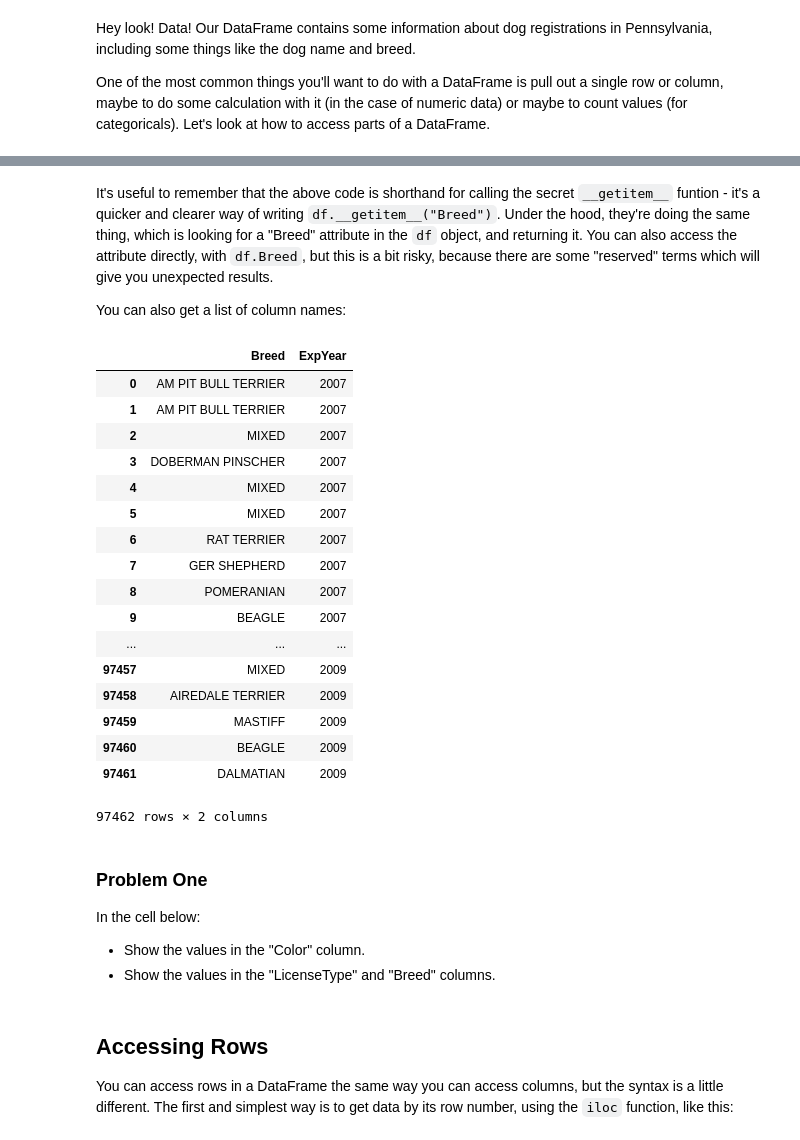
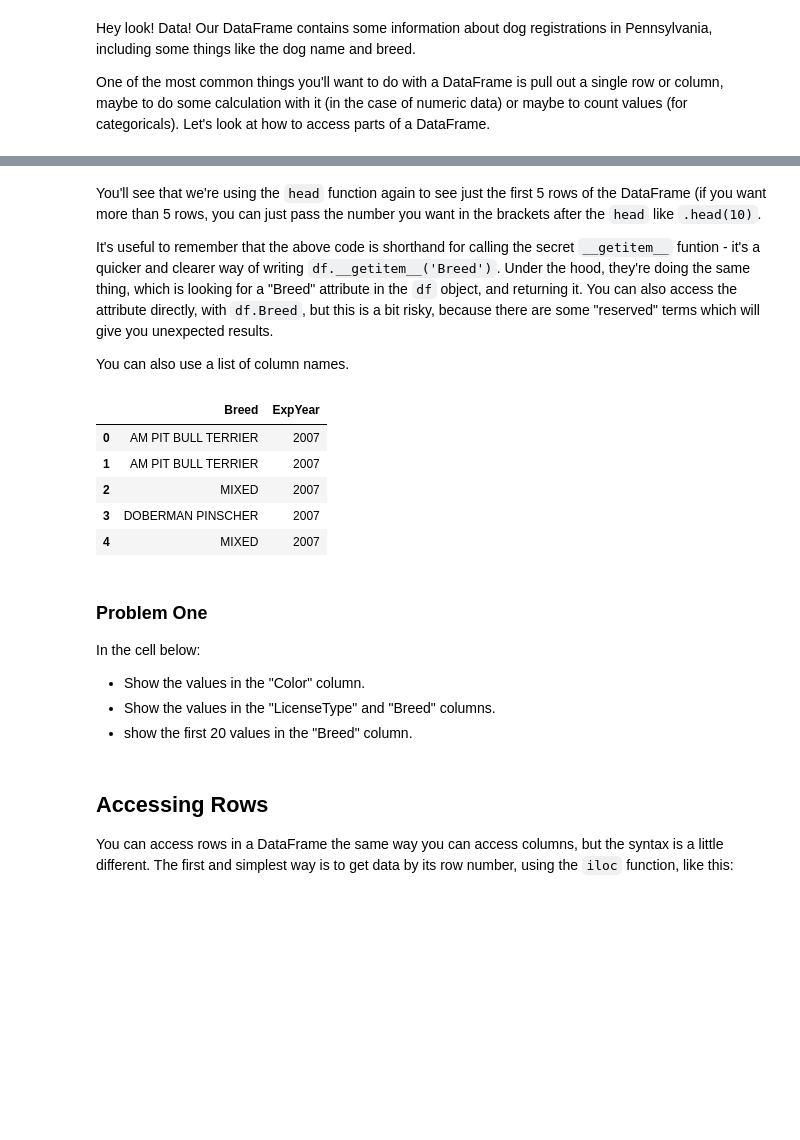
Before and after one commit to SimonCarryer/pandas_tutorial, a Jupyter notebook: Part One - Rows and Columns.ipynb, the cells around one changed output, grey strips where cells are left out. Drawn from its saved outputs; the diff is of its cells as text; code cells hidden in the pictures; blank space fills up the shorter version.

```diff
--- a/Part One - Rows and Columns.ipynb
+++ b/Part One - Rows and Columns.ipynb
@@ -58,34 +47,25 @@ Name: Breed, Length: 97462, dtype: object
 # %% [markdown]
-It's useful to remember that the above code is shorthand for calling the secret `__getitem__` funtion - it's a quicker and clearer way of writing `df.__getitem__("Breed")`. Under the hood, they're doing the same thing, which is looking for a "Breed" attribute in the `df` object, and returning it. You can also access the attribute directly, with `df.Breed`, but this is a bit risky, because there are some "reserved" terms which will give you unexpected results.
+You'll see that we're using the `head` function again to see just the first 5 rows of the DataFrame (if you want more than 5 rows, you can just pass the number you want in the brackets after the `head` like `.head(10)`.
 
-You can also get a list of column names:
+It's useful to remember that the above code is shorthand for calling the secret `__getitem__` funtion - it's a quicker and clearer way of writing `df.__getitem__('Breed')`. Under the hood, they're doing the same thing, which is looking for a "Breed" attribute in the `df` object, and returning it. You can also access the attribute directly, with `df.Breed`, but this is a bit risky, because there are some "reserved" terms which will give you unexpected results.
+
+You can also use a list of column names.
 # %%
-df[['Breed', 'ExpYear']]
+df[['Breed', 'ExpYear']].head()
 # %% [output]
 |  | Breed | ExpYear |
 | 0 | AM PIT BULL TERRIER | 2007 |
 | 1 | AM PIT BULL TERRIER | 2007 |
 | 2 | MIXED | 2007 |
 | 3 | DOBERMAN PINSCHER | 2007 |
 | 4 | MIXED | 2007 |
-| 5 | MIXED | 2007 |
-| 6 | RAT TERRIER | 2007 |
-| 7 | GER SHEPHERD | 2007 |
-| 8 | POMERANIAN | 2007 |
-| 9 | BEAGLE | 2007 |
-| ... | ... | ... |
-| 97457 | MIXED | 2009 |
-| 97458 | AIREDALE TERRIER | 2009 |
-| 97459 | MASTIFF | 2009 |
-| 97460 | BEAGLE | 2009 |
-| 97461 | DALMATIAN | 2009 |
-97462 rows × 2 columns
 # %% [markdown]
 ### Problem One
 
 In the cell below:
 * Show the values in the "Color" column.
 * Show the values in the "LicenseType" and "Breed" columns.
+* show the first 20 values in the "Breed" column.
 # %% [markdown]
 ## Accessing Rows
 
```
Also changed, not shown: parts of 6 cells of this notebook.
